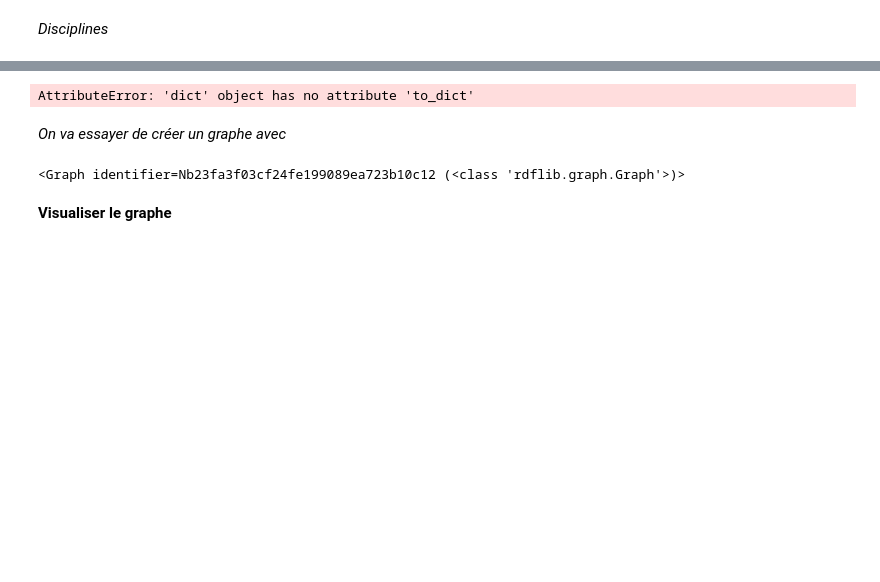
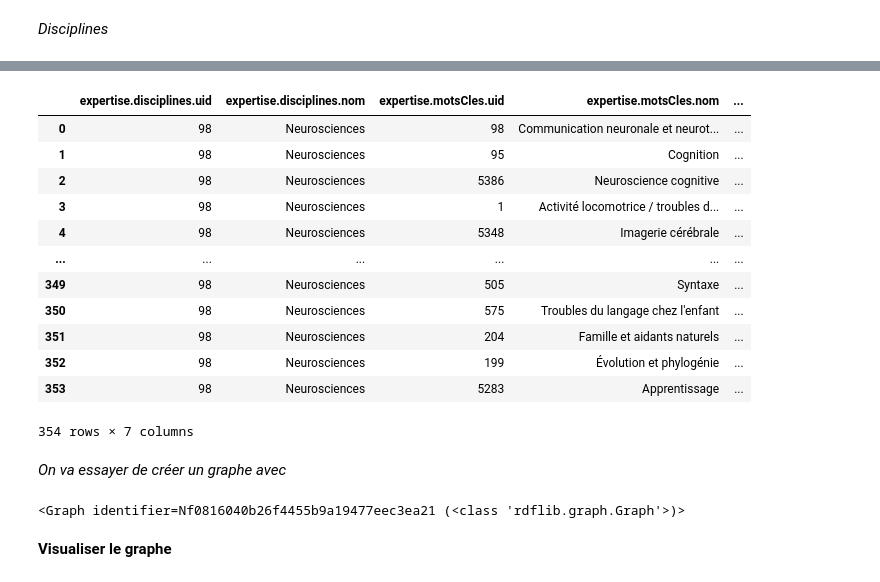
Before and after one commit to sadvr/sadvr-dashboard, a Jupyter notebook: API_SADVR_expertisesRecherche.ipynb, the cells around one changed output, grey strips where cells are left out. Cells and saved outputs as stored; diff of their text form; code cells hidden in the pictures; blank space fills up the shorter version.

```diff
--- a/API_SADVR_expertisesRecherche.ipynb
+++ b/API_SADVR_expertisesRecherche.ipynb
@@ -284,25 +284,37 @@ freqDisciplines
 # %%
 # 1 premier exemple: Neurosciences
 # Une fois que ça aura fonctionné pour une discipline, on va créer une fonction qui pourra le faire pour toutes les disciplines
 neuro = disciplines[disciplines['expertise.disciplines.uid'] == '98']
 neuro = explodeNormalize(neuro, 'expertise.motsCles')
 neuro = neuro.dropna(subset='expertise.motsCles.nom')
 neuro = neuro[neuro['expertise.motsCles.ordre'].astype(int) <= 5]
 
 neuro = neuro.drop_duplicates(subset=['idsadvr', 'expertise.motsCles.uid'])
 neuro = neuro [['idsadvr',	'expertise.disciplines.uid', 'expertise.disciplines.nom', 'expertise.motsCles.uid',
                 'expertise.motsCles.nom',	'expertise.motsCles.ordre',	'expertise.motsCles.codeLangue']]
 
-freqMotsCles = plotVariable(neuro, 'expertise.motsCles.uid').to_dict('records')
-freqMotsCles = {x['expertise.motsCles.uid'] : x['count'] for x in freqMotsCles}
+freqMotsCles = pd.DataFrame(plotVariable(neuro, 'expertise.motsCles.uid')).to_dict('records')
+freqMotsCles = {x['labels'] : x['count'] for x in freqMotsCles}
 
 neuro['expertises.motCles.count'] = neuro['expertise.motsCles.uid'].map(freqMotsCles)
 neuro = neuro.drop_duplicates(subset = ['expertise.motsCles.uid']).drop(columns='idsadvr')
 
 neuro = neuro.sort_values(by='expertises.motCles.count', ascending=False).reset_index(drop=True)
 neuro
 # %% [output]
+|  | expertise.disciplines.uid | expertise.disciplines.nom | expertise.motsCles.uid | expertise.motsCles.nom | ... |
+| 0 | 98 | Neurosciences | 98 | Communication neuronale et neurot... | ... |
+| 1 | 98 | Neurosciences | 95 | Cognition | ... |
+| 2 | 98 | Neurosciences | 5386 | Neuroscience cognitive | ... |
+| 3 | 98 | Neurosciences | 1 | Activité locomotrice / troubles d... | ... |
+| 4 | 98 | Neurosciences | 5348 | Imagerie cérébrale | ... |
+| ... | ... | ... | ... | ... | ... |
+| 349 | 98 | Neurosciences | 505 | Syntaxe | ... |
+| 350 | 98 | Neurosciences | 575 | Troubles du langage chez l'enfant | ... |
+| 351 | 98 | Neurosciences | 204 | Famille et aidants naturels | ... |
+| 352 | 98 | Neurosciences | 199 | Évolution et phylogénie | ... |
+| 353 | 98 | Neurosciences | 5283 | Apprentissage | ... |
-AttributeError: 'dict' object has no attribute 'to_dict'
+354 rows × 7 columns
 # %% [markdown]
 *On va essayer de créer un graphe avec*
 # %%
@@ -347,8 +359,8 @@ for kw in listeMotsCles:
     g.add((uri, RDFS.label, label))
     g.add((uri, uriCount, compte))
 # %%
-g.serialize('visualisations/graph_test_neurosciences.ttl', format='ttl')
+g.serialize('visualizations/graph_test_neurosciences.ttl', format='ttl')
 # %% [output]
-<Graph identifier=Nb23fa3f03cf24fe199089ea723b10c12 (<class 'rdflib.graph.Graph'>)>
+<Graph identifier=Nf0816040b26f4455b9a19477eec3ea21 (<class 'rdflib.graph.Graph'>)>
 # %% [markdown]
 **Visualiser le graphe**
```
Also changed, not shown: parts of 5 cells of this notebook, 6 other files.
